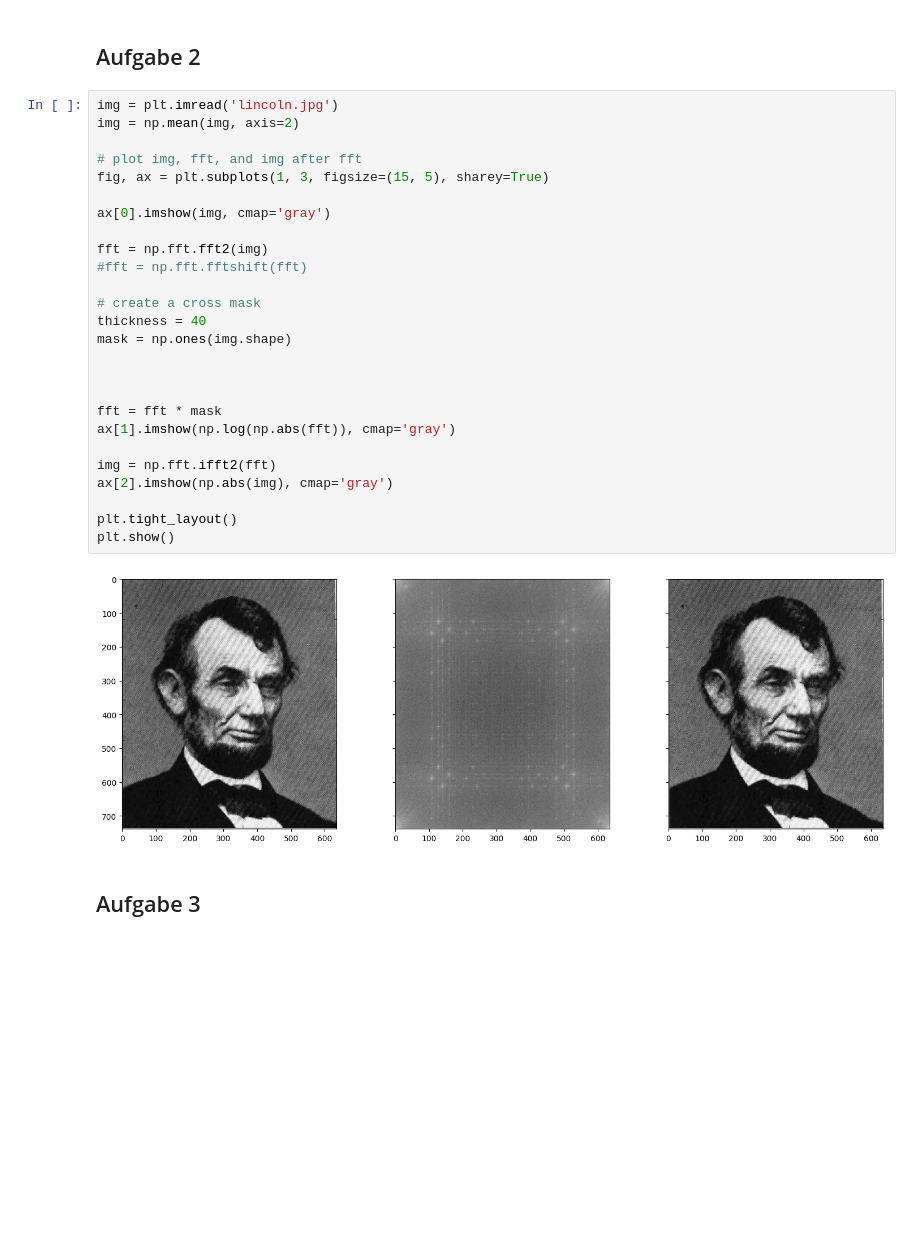
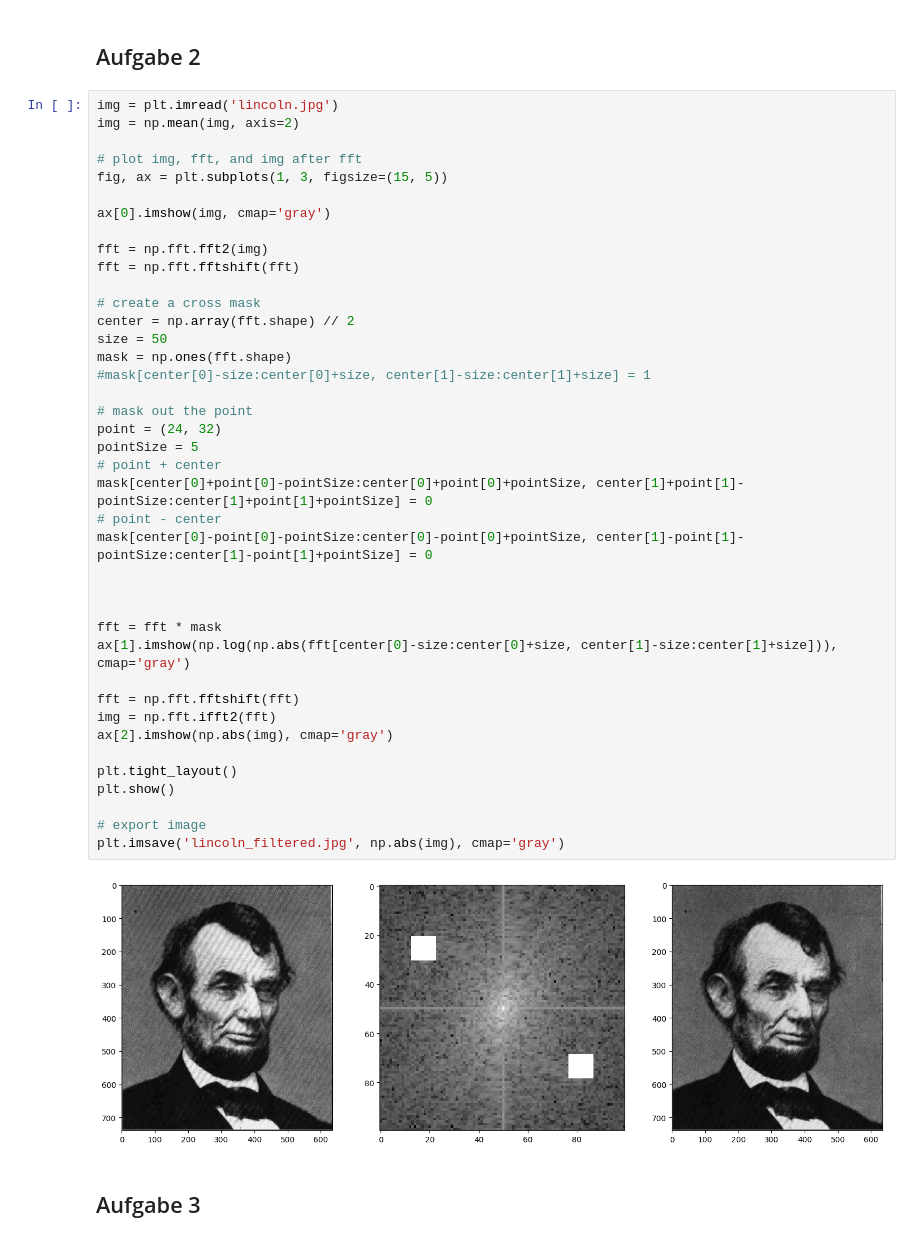
Before and after one commit to leoole100/Computerphysik2, a Jupyter notebook: blatt05/sheet05.ipynb, the cells around one changed output. Drawn from its saved outputs; the diff is of its cells as text; blank space fills up the shorter version.

```diff
--- a/blatt05/sheet05.ipynb
+++ b/blatt05/sheet05.ipynb
@@ -13,31 +13,45 @@ import math
 # %%
 img = plt.imread('lincoln.jpg')
 img = np.mean(img, axis=2)
 
 # plot img, fft, and img after fft
-fig, ax = plt.subplots(1, 3, figsize=(15, 5), sharey=True)
+fig, ax = plt.subplots(1, 3, figsize=(15, 5))
 
 ax[0].imshow(img, cmap='gray')
 
 fft = np.fft.fft2(img)
-#fft = np.fft.fftshift(fft)
+fft = np.fft.fftshift(fft)
 
 # create a cross mask
-thickness = 40
-mask = np.ones(img.shape)
+center = np.array(fft.shape) // 2
+size = 50
+mask = np.ones(fft.shape)
+#mask[center[0]-size:center[0]+size, center[1]-size:center[1]+size] = 1
+
+# mask out the point
+point = (24, 32)
+pointSize = 5
+# point + center
+mask[center[0]+point[0]-pointSize:center[0]+point[0]+pointSize, center[1]+point[1]-pointSize:center[1]+point[1]+pointSize] = 0
+# point - center
+mask[center[0]-point[0]-pointSize:center[0]-point[0]+pointSize, center[1]-point[1]-pointSize:center[1]-point[1]+pointSize] = 0
 
 
 
 fft = fft * mask
-ax[1].imshow(np.log(np.abs(fft)), cmap='gray')
+ax[1].imshow(np.log(np.abs(fft[center[0]-size:center[0]+size, center[1]-size:center[1]+size])), cmap='gray')
 
+fft = np.fft.fftshift(fft)
 img = np.fft.ifft2(fft)
 ax[2].imshow(np.abs(img), cmap='gray')
 
 plt.tight_layout()
 plt.show()
+
+# export image
+plt.imsave('lincoln_filtered.jpg', np.abs(img), cmap='gray')
 # %% [output]
-[figure, old version]
+[figure, new version]
 # %% [markdown]
 ## Aufgabe 3
 # %%
```
Also changed, not shown: parts of 1 cell of this notebook, 1 other file.
